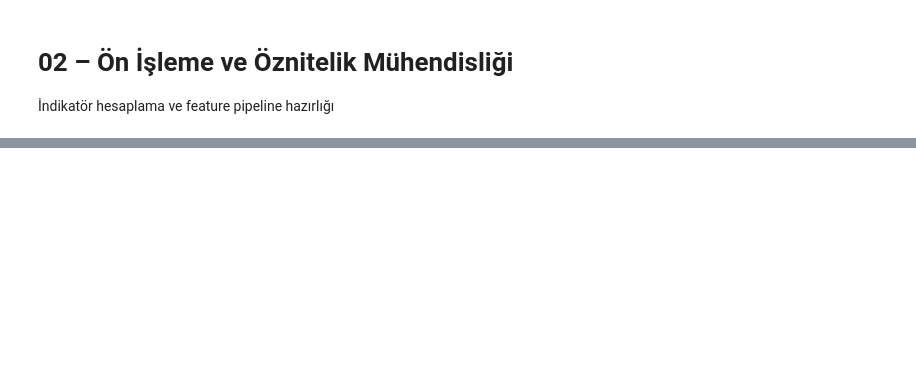
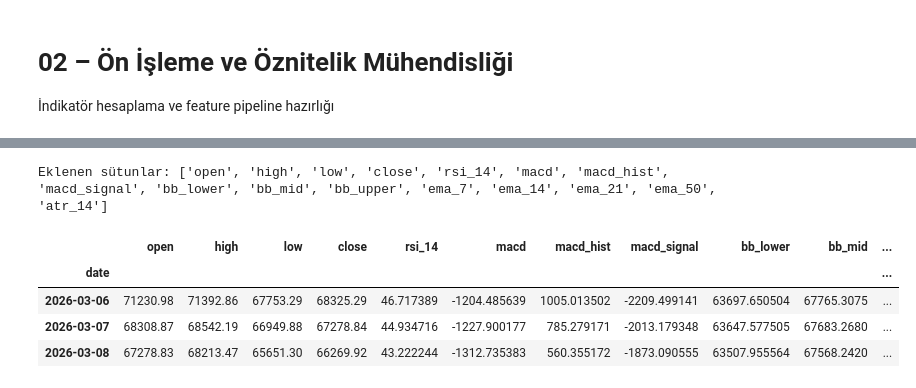
Before and after one commit to sseydaltin/ai-finance-prediction-platform, a Jupyter notebook: notebooks/02_preprocessing.ipynb, the cells around one changed output, grey strips where cells are left out. Drawn from its saved outputs; the diff is of its cells as text; code cells hidden in the pictures; blank space fills up the shorter version.

```diff
--- a/notebooks/02_preprocessing.ipynb
+++ b/notebooks/02_preprocessing.ipynb
@@ -40,0 +30,4 @@ pass
+# %%
+btc = filter_coin(df, "BTC")
+print(btc.shape)
+btc.head()
@@ -40,0 +43,11 @@ pass
+# %%
+btc_ind = add_all_indicators(btc)
+print("Eklenen sütunlar:", btc_ind.columns.tolist())
+btc_ind.tail(3)
+# %% [output]
+Eklenen sütunlar: ['open', 'high', 'low', 'close', 'rsi_14', 'macd', 'macd_hist', 'macd_signal', 'bb_lower', 'bb_mid', 'bb_upper', 'ema_7', 'ema_14', 'ema_21', 'ema_50', 'atr_14']
+|  | open | high | low | close | rsi_14 | macd | macd_hist | macd_signal | bb_lower | bb_mid | ... |
+| date |  |  |  |  |  |  |  |  |  |  | ... |
+| 2026-03-06 | 71230.98 | 71392.86 | 67753.29 | 68325.29 | 46.717389 | -1204.485639 | 1005.013502 | -2209.499141 | 63697.650504 | 67765.3075 | ... |
+| 2026-03-07 | 68308.87 | 68542.19 | 66949.88 | 67278.84 | 44.934716 | -1227.900177 | 785.279171 | -2013.179348 | 63647.577505 | 67683.2680 | ... |
+| 2026-03-08 | 67278.83 | 68213.47 | 65651.30 | 66269.92 | 43.222244 | -1312.735383 | 560.355172 | -1873.090555 | 63507.955564 | 67568.2420 | ... |
```
Also changed, not shown: parts of 13 cells of this notebook, 4 other files.
